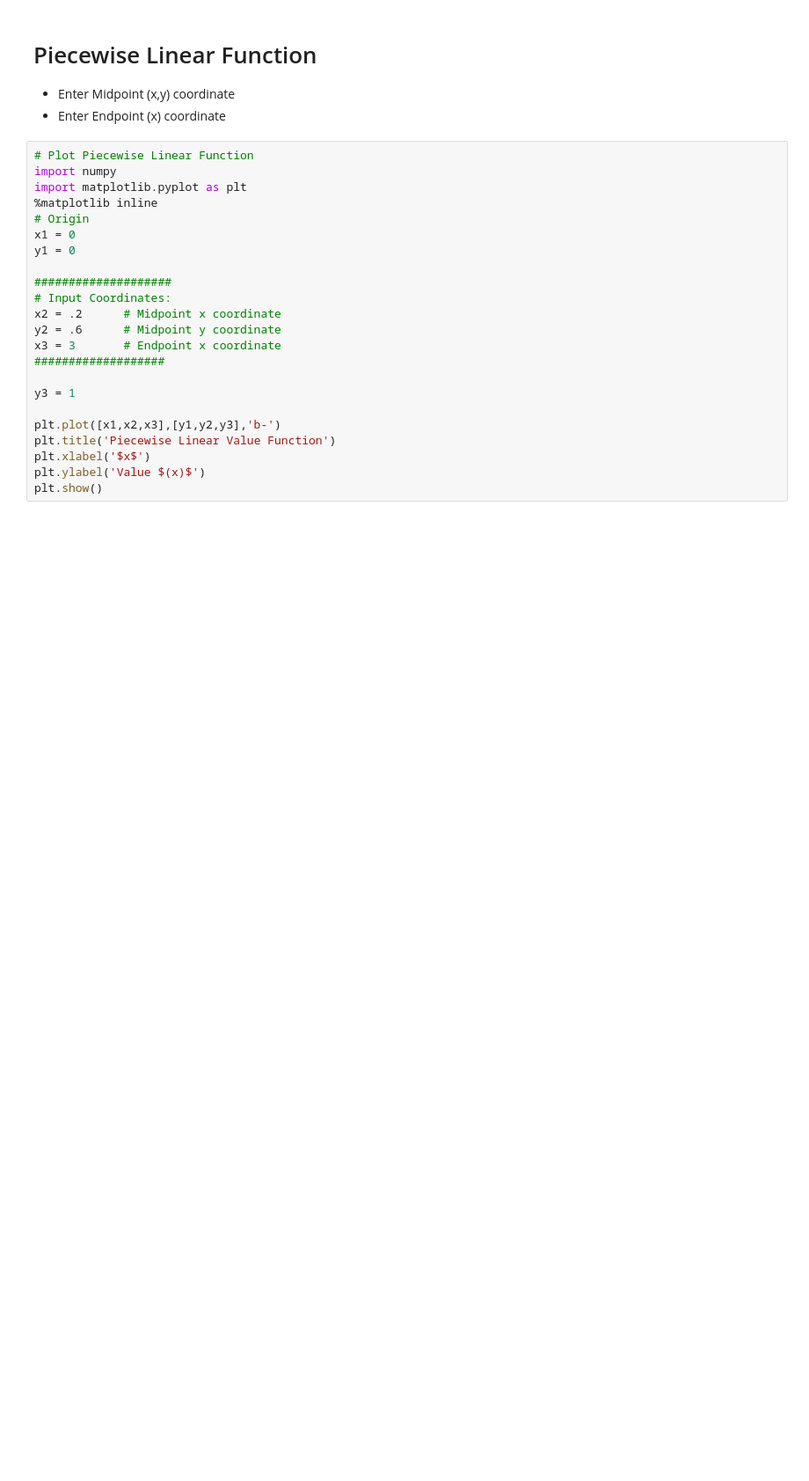
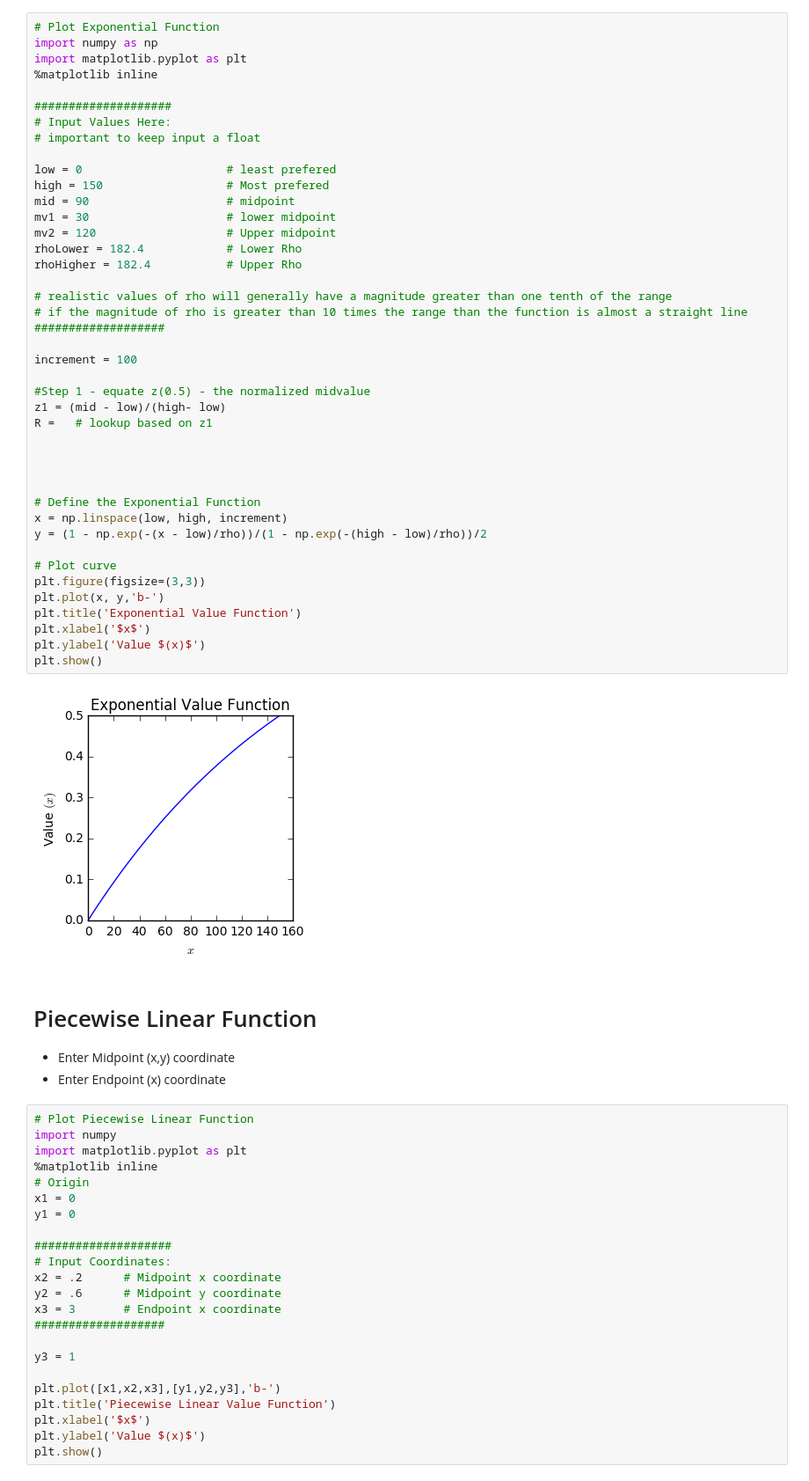
Before and after one commit to dmryer/Python, a Jupyter notebook: Value Functions.ipynb, the cells around one changed output. Shown at 88% size. Saved outputs shown, nothing was run; the diff lists cells and outputs as text; blank space fills up the shorter version.

```diff
--- a/Value Functions.ipynb
+++ b/Value Functions.ipynb
@@ -82,3 +81,47 @@ plt.show()
+# %%
+# Plot Exponential Function
+import numpy as np
+import matplotlib.pyplot as plt
+%matplotlib inline
+
+####################
+# Input Values Here:
+# important to keep input a float
+
+low = 0                     # least prefered
+high = 150                  # Most prefered
+mid = 90                    # midpoint
+mv1 = 30                    # lower midpoint
+mv2 = 120                   # Upper midpoint
+rhoLower = 182.4            # Lower Rho
+rhoHigher = 182.4           # Upper Rho
+
+# realistic values of rho will generally have a magnitude greater than one tenth of the range
+# if the magnitude of rho is greater than 10 times the range than the function is almost a straight line
+###################
+
+increment = 100
+
+#Step 1 - equate z(0.5) - the normalized midvalue
+z1 = (mid - low)/(high- low)
+R =   # lookup based on z1
+
+
+
+
+# Define the Exponential Function
+x = np.linspace(low, high, increment)
+y = (1 - np.exp(-(x - low)/rho))/(1 - np.exp(-(high - low)/rho))/2
+
+# Plot curve
+plt.figure(figsize=(3,3))
+plt.plot(x, y,'b-')
+plt.title('Exponential Value Function')
+plt.xlabel('$x$')
+plt.ylabel('Value $(x)$')
+plt.show()
+# %% [output]
+[figure, added]
 # %% [markdown]
 # Piecewise Linear Function
 - Enter Midpoint (x,y) coordinate
```
Also changed, not shown: parts of 10 cells of this notebook.
